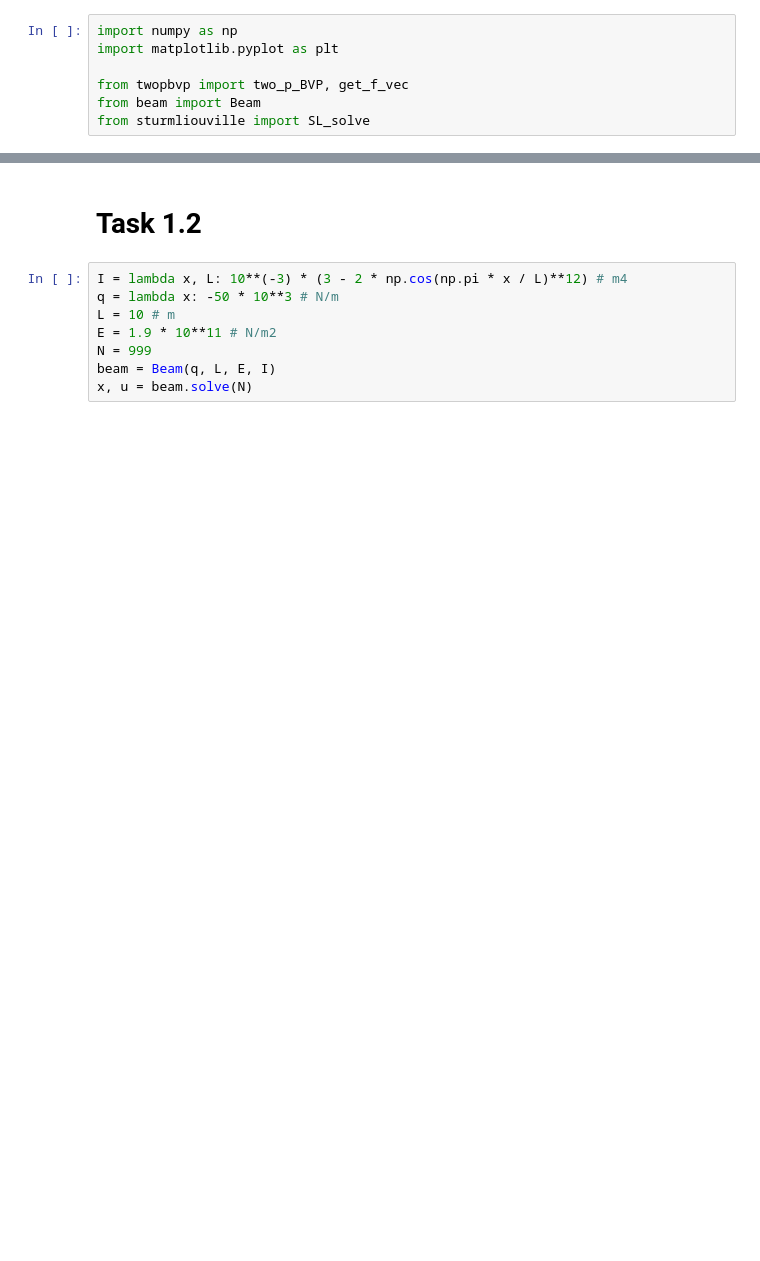
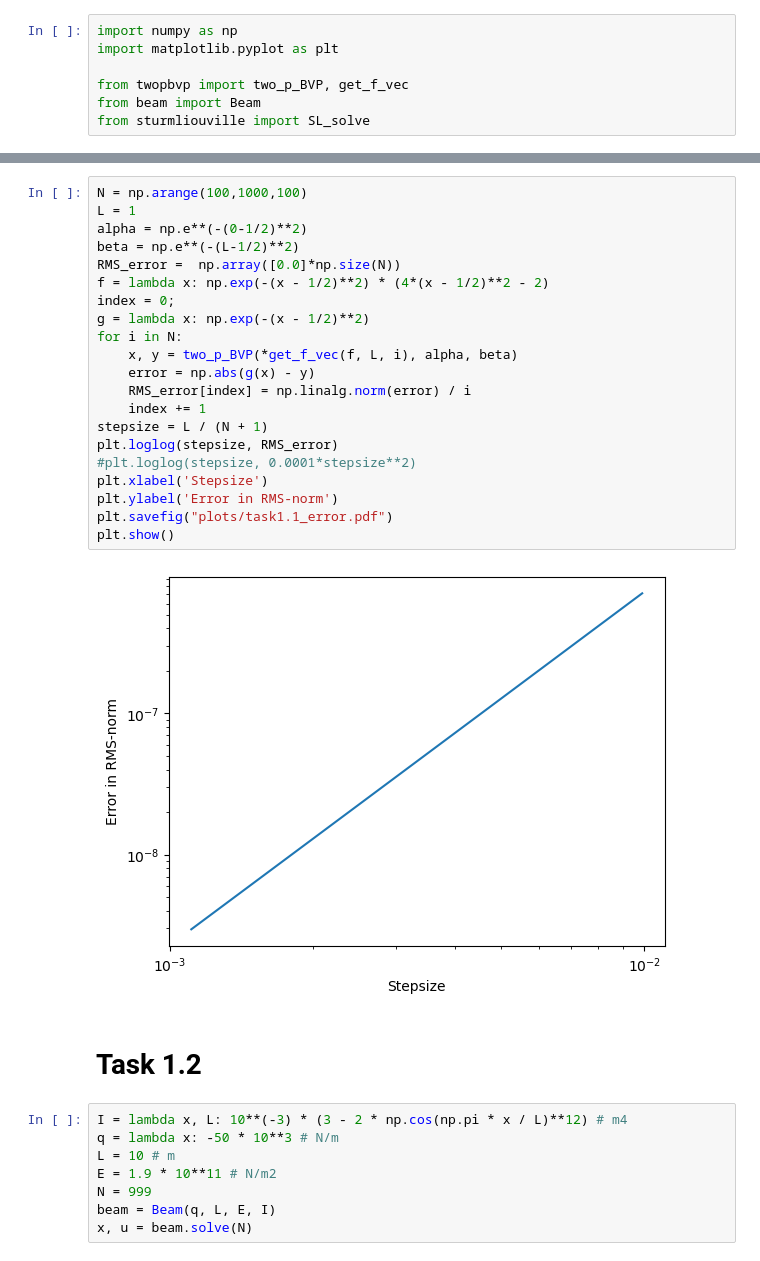
Before and after one commit to varepg/numerical-differential-equations, a Jupyter notebook: project2/project2.ipynb, the cells around one changed output, grey strips where cells are left out. Saved outputs shown, nothing was run; the diff lists cells and outputs as text; blank space fills up the shorter version.

```diff
--- a/project2/project2.ipynb
+++ b/project2/project2.ipynb
@@ -19,3 +25,26 @@ plt.show()
+# %%
+N = np.arange(100,1000,100)
+L = 1
+alpha = np.e**(-(0-1/2)**2)
+beta = np.e**(-(L-1/2)**2)
+RMS_error =  np.array([0.0]*np.size(N))
+f = lambda x: np.exp(-(x - 1/2)**2) * (4*(x - 1/2)**2 - 2)
+index = 0;
+g = lambda x: np.exp(-(x - 1/2)**2)
+for i in N:
+    x, y = two_p_BVP(*get_f_vec(f, L, i), alpha, beta)
+    error = np.abs(g(x) - y)
+    RMS_error[index] = np.linalg.norm(error) / i
+    index += 1
+stepsize = L / (N + 1)
+plt.loglog(stepsize, RMS_error)
+#plt.loglog(stepsize, 0.0001*stepsize**2)
+plt.xlabel('Stepsize')
+plt.ylabel('Error in RMS-norm')
+plt.savefig("plots/task1.1_error.pdf")
+plt.show()
+# %% [output]
+[figure, added]
 # %% [markdown]
 # Task 1.2
 # %%
```
Also changed, not shown: parts of 3 cells of this notebook.
